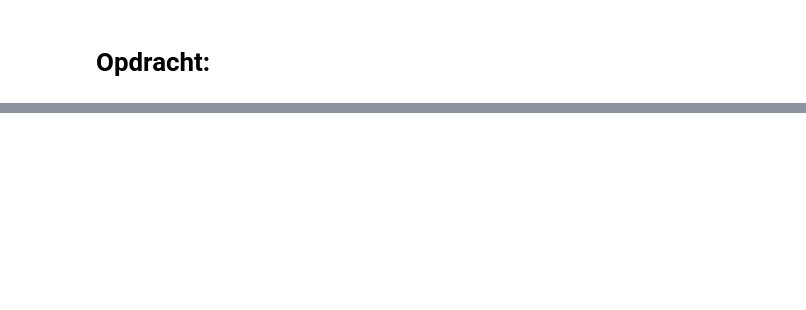
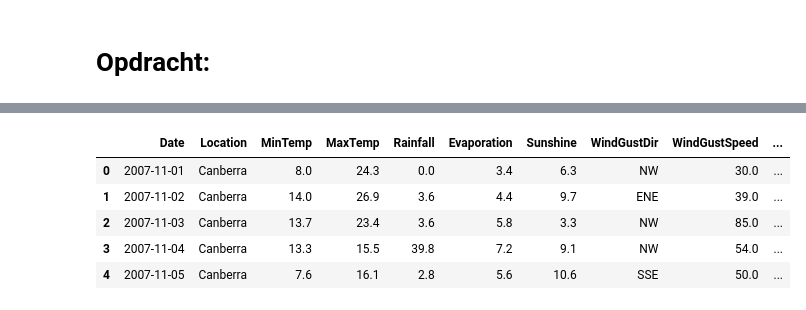
Before and after one commit to BaseKan/aiday_training_resources, a Jupyter notebook: Cython/main_solutions.ipynb, the cells around one changed output, grey strips where cells are left out. Saved outputs shown, nothing was run; the diff lists cells and outputs as text; code cells hidden in the pictures; blank space fills up the shorter version.

```diff
--- a/Cython/main_solutions.ipynb
+++ b/Cython/main_solutions.ipynb
@@ -71,2 +88,16 @@ def c_get_results_fast(double[:] x, double[:] y):
 # %%
 df = pd.read_csv('weatherAUS.csv')
+# %%
+df = df.apply(lambda x: x.fillna(x.mean()) if x.dtype == 'float64' else x,
+              axis=0)
+df.Date = pd.to_datetime(df.Date)
+
+df = df.sort_values('Date').reset_index(drop=True)
+df.head()
+# %% [output]
+|  | Date | Location | MinTemp | MaxTemp | Rainfall | Evaporation | Sunshine | WindGustDir | WindGustSpeed | ... |
+| 0 | 2007-11-01 | Canberra | 8.0 | 24.3 | 0.0 | 3.4 | 6.3 | NW | 30.0 | ... |
+| 1 | 2007-11-02 | Canberra | 14.0 | 26.9 | 3.6 | 4.4 | 9.7 | ENE | 39.0 | ... |
+| 2 | 2007-11-03 | Canberra | 13.7 | 23.4 | 3.6 | 5.8 | 3.3 | NW | 85.0 | ... |
+| 3 | 2007-11-04 | Canberra | 13.3 | 15.5 | 39.8 | 7.2 | 9.1 | NW | 54.0 | ... |
+| 4 | 2007-11-05 | Canberra | 7.6 | 16.1 | 2.8 | 5.6 | 10.6 | SSE | 50.0 | ... |
```
Also changed, not shown: parts of 6 cells of this notebook.
